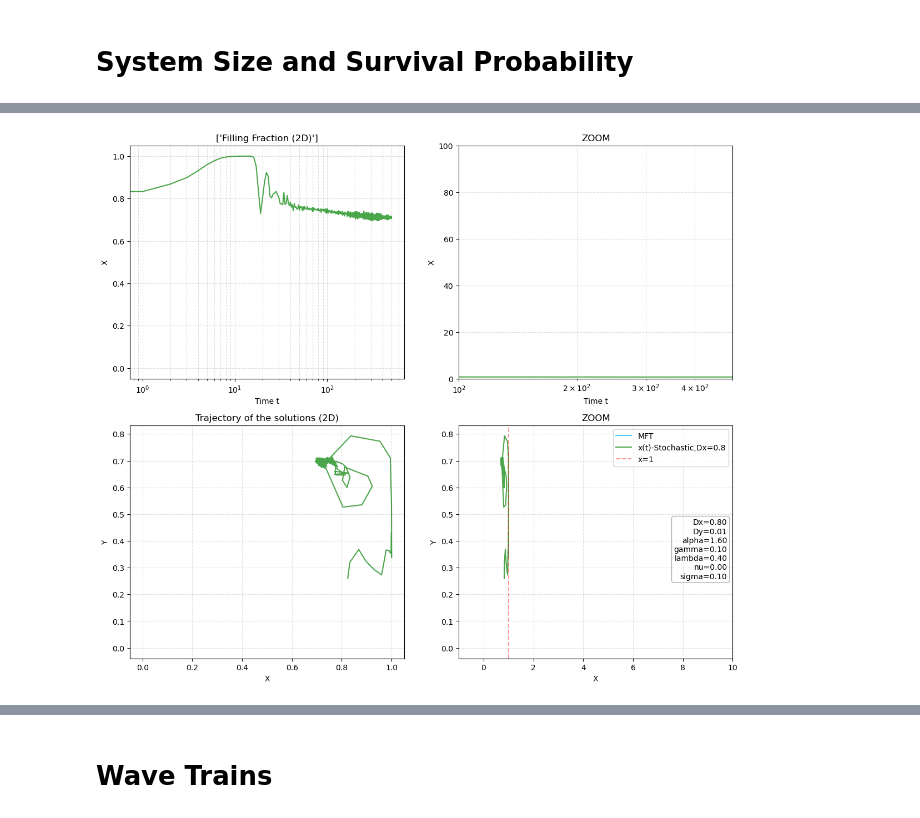
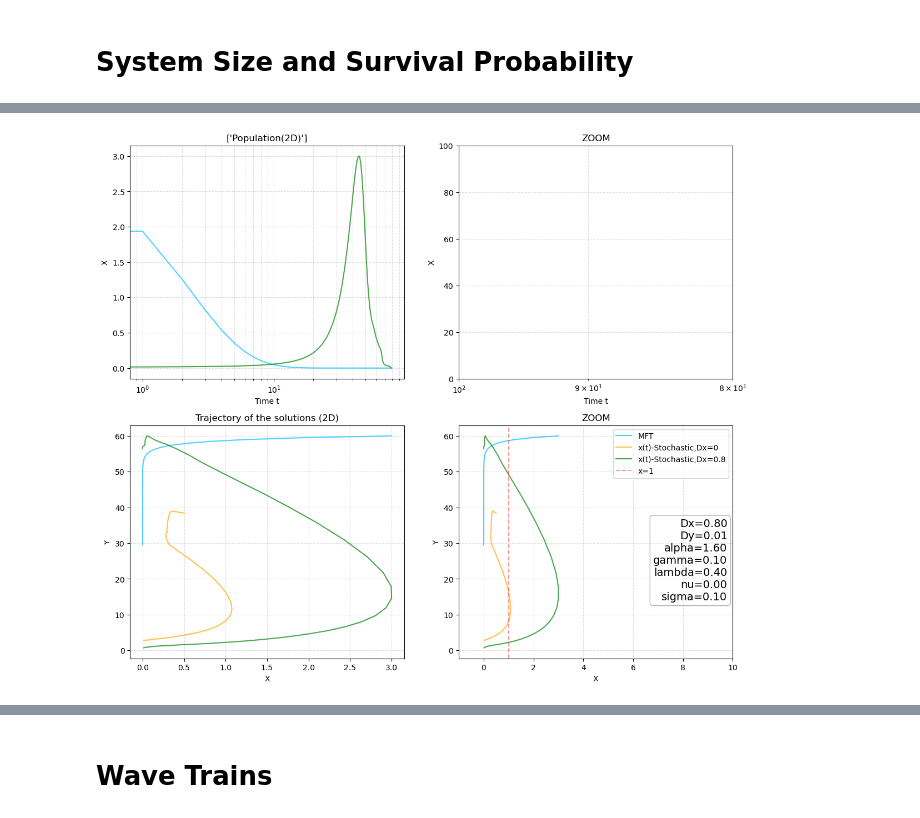
Before and after one commit to pietromalagoli/PCS, a Jupyter notebook: project.ipynb, the cells around one changed output, grey strips where cells are left out. Saved outputs shown, nothing was run; the diff lists cells and outputs as text; code cells hidden in the pictures.

```diff
--- a/project.ipynb
+++ b/project.ipynb
@@ -507,6 +477,6 @@ par
 # %%
-Dspan = np.linspace(1e-4,0.9,20) #100
-params = [100, 2000, dt, par, 50]
+Dspan = np.linspace(1e-4,0.9,100) #100
+params = [100, 600, dt, par, 50]
 F = m.filling_fraction_ST(m.lattice2,Pspan=Dspan,params=params)
 
 plt.figure(figsize=(12,8))
@@ -626,6 +586,13 @@ The percolation threshold was evaluated as $D^c_{x} = (0.04239 \pm0.00005)$ for
 # %% [markdown]
 ## Critical Exponents
 ### $\delta$
+# %%
+par['alpha']=1.2
+par['gamma']=0.2
+par['lambda']=0.6
+par['nu']=0.08
+par['sigma']=0.58
+par['Dy']=0.025
 # %%
 # I directly use the DP threshold values from the paper
 DP_threshold1=0.0382
@@ -779,8 +764,8 @@ The best estimates of the parameter $\beta$ are:
 # %%
-Dc1 = 0.01341 #DP_threshold1
-Dc2 = 0.0576 #DP_threshold2
-Dxspan1 = np.linspace(1e-4,Dc1-1e-4,num=100)
-Dxspan2 = np.linspace(1e-4,Dc2-1e-4,num=100)
+Dc1 = DP_threshold1
+Dc2 = DP_threshold2
+Dxspan1 = np.linspace(1e-4,1,num=10)
+Dxspan2 = np.linspace(1e-4,1,num=10)
 
 def TemporalScale1(x,nu_p):
     return np.abs(x-Dc1)**(-nu_p)
@@ -789,7 +774,7 @@ def TemporalScale2(x,nu_p):
 
 n_iter = 50     # number of iterations per set of parameters
 models = [m.lattice1,m.lattice2,m.lattice3]
-time_steps = 250
+time_steps = 700
 max_workers = min(os.cpu_count() or 1,n_iter,8)
 
 dim = 1
@@ -803,8 +788,10 @@ for i,Dx in enumerate(Dxspan1):
     args = [(N1,time_steps,dt,local_par1,2)]*n_iter
     extinction_mat1 = np.zeros(n_iter)
     with concurrent.futures.ProcessPoolExecutor(max_workers=max_workers) as exe:
-        for j,res in enumerate(exe.map(model,args)):
-            extinction_mat1[j] = np.min(np.arange(1,time_steps+1)[res[0] == 0])
+        j = 0
+        for res in tqdm(exe.map(model,args),token='8277133179:AAFE5QNsGn4rEAR3HzYtxmasGUarUWfbZwY',chat_id='1288694314'):
+            extinction_mat1[j] = np.min(np.arange(1,time_steps+1)[res[0] < 1/N])
+            j += 1
     mean_extinction1[i] = np.mean(extinction_mat1)
 
 dim = 2
@@ -818,8 +805,10 @@ for i,Dx in enumerate(Dxspan2):
     args = [(N2,time_steps,dt,local_par2,2)]*n_iter
     extinction_mat2 = np.zeros(n_iter)
     with concurrent.futures.ProcessPoolExecutor(max_workers=max_workers) as exe:
-        for j,res in enumerate(exe.map(model,args)):
+        j = 0
+        for res in tqdm(exe.map(model,args),token='8277133179:AAFE5QNsGn4rEAR3HzYtxmasGUarUWfbZwY',chat_id='1288694314'):
             extinction_mat2[j] = np.min(np.arange(1,time_steps+1)[res[0] == 0])
+            j += 1
     mean_extinction2[i] = np.mean(extinction_mat2)
 
 # Fit
@@ -869,7 +861,7 @@ m.stability(par)
 print(par)
 model = m.lattice2
 z0 = np.array([3,y0])       # set initial conditions
-time_steps = 500
+time_steps = 100
 N = 100
 params = [dim,N,time_steps,dt,z0,par,0]
 #m.plot_evolution(params)
@@ -881,8 +872,8 @@ The attractor (x*,y*) is a stable spiral (negative discriminant -> damped oscill
 # %%
-%%script false --no-raise-error
+#%%script false --no-raise-error
 
-params = [dim,N,time_steps,dt,z0,par,2]
+params = [dim,N,time_steps,dt,z0,par,0]
 m.plot_evolution(params)
 # %% [output]
-[figure, old version]
+[figure, new version]
 # %%
```
Also changed, not shown: parts of 25 cells of this notebook, 8 other files.
